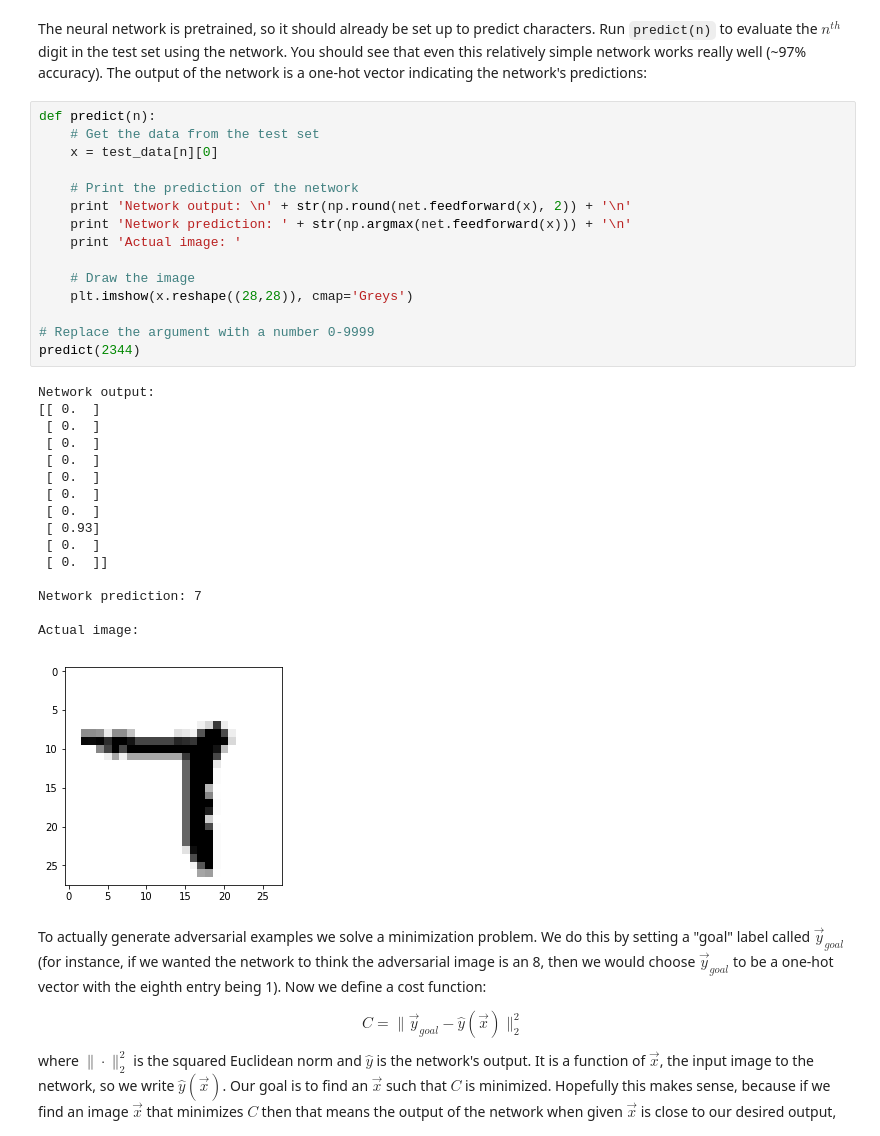
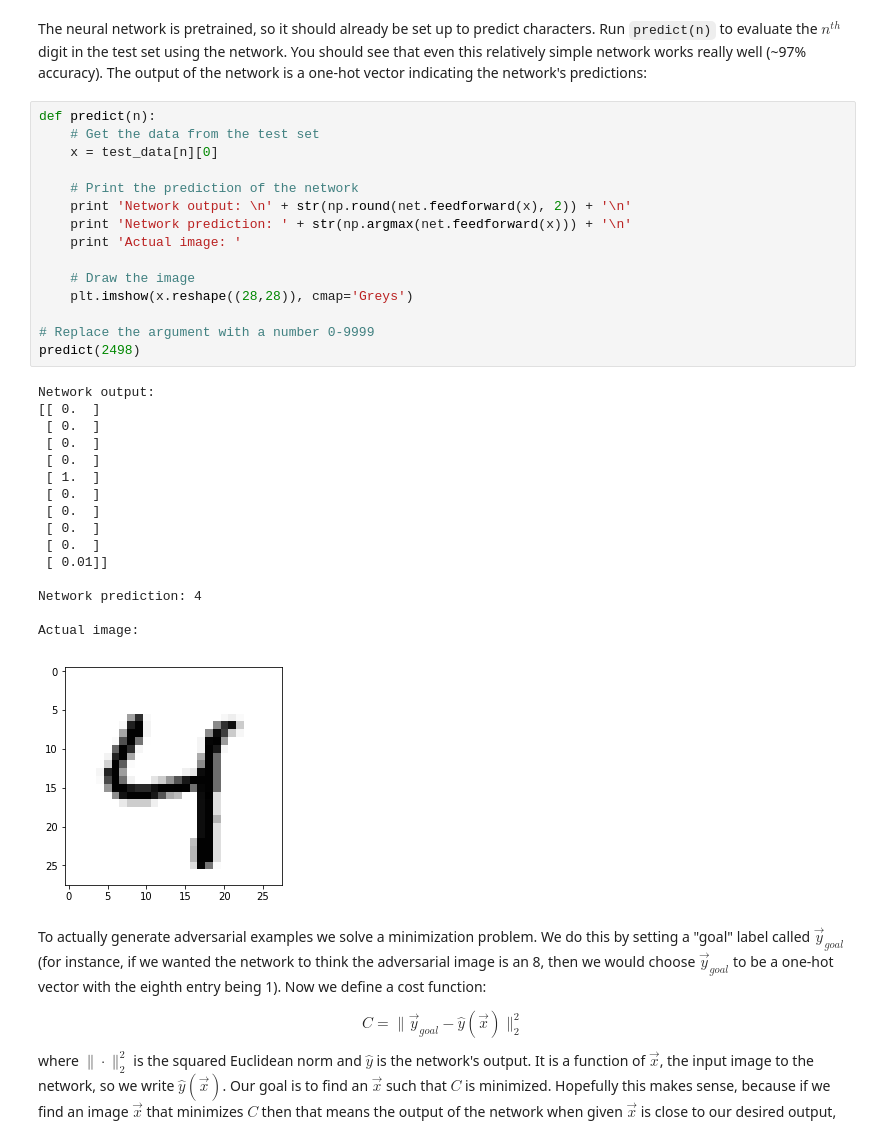
Before and after one commit to dangeng/Simple_Adversarial_Examples, a Jupyter notebook: adversarial_example.ipynb, the cells around one changed output. Cells and saved outputs as stored; diff of their text form.

```diff
--- a/adversarial_example.ipynb
+++ b/adversarial_example.ipynb
@@ -48,35 +48,35 @@ The neural network is pretrained, so it should already be set up to predict char
 # %%
 def predict(n):
     # Get the data from the test set
     x = test_data[n][0]
 
     # Print the prediction of the network
     print 'Network output: \n' + str(np.round(net.feedforward(x), 2)) + '\n'
     print 'Network prediction: ' + str(np.argmax(net.feedforward(x))) + '\n'
     print 'Actual image: '
 
     # Draw the image
     plt.imshow(x.reshape((28,28)), cmap='Greys')
 
 # Replace the argument with a number 0-9999
-predict(2344)
+predict(2498)
 # %% [output]
 Network output:
 [[ 0.  ]
  [ 0.  ]
  [ 0.  ]
  [ 0.  ]
+ [ 1.  ]
  [ 0.  ]
  [ 0.  ]
  [ 0.  ]
- [ 0.93]
  [ 0.  ]
- [ 0.  ]]
+ [ 0.01]]
 
-Network prediction: 7
+Network prediction: 4
 
 Actual image:
-[figure, old version]
+[figure, new version]
 # %% [markdown]
 To actually generate adversarial examples we solve a minimization problem. We do this by setting a "goal" label called $ \vec y_{goal} $ (for instance, if we wanted the network to think the adversarial image is an 8, then we would choose $ \vec y_{goal} $ to be a one-hot vector with the eighth entry being 1). Now we define a cost function:
 
```
Also changed, not shown: parts of 12 cells of this notebook.
